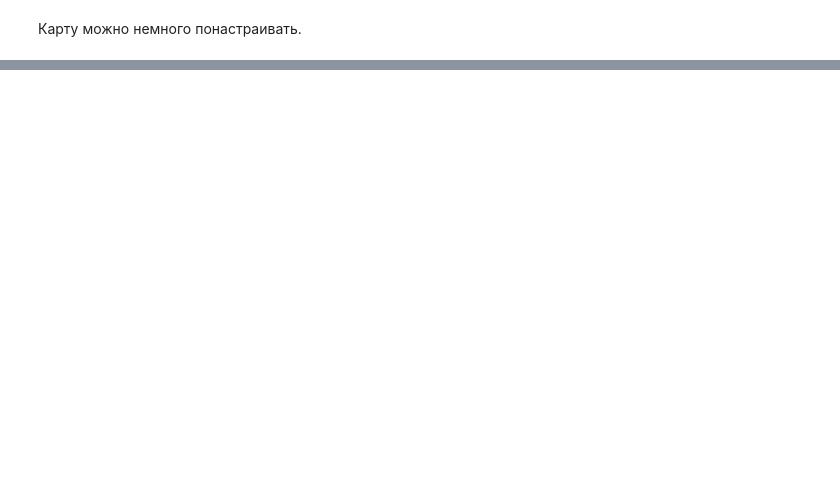
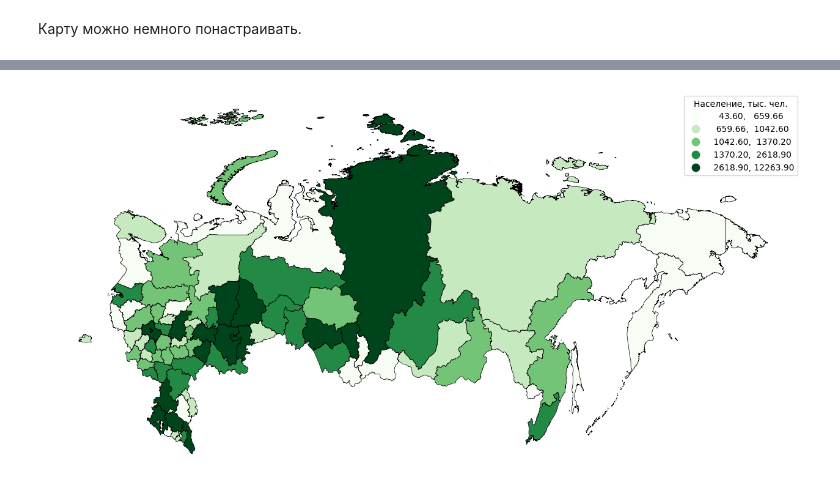
Before and after one commit to dtereshch/rus-regions-map-py, a Jupyter notebook: rus_reg_map.ipynb, the cells around one changed output, grey strips where cells are left out. Saved outputs shown, nothing was run; the diff lists cells and outputs as text; code cells hidden in the pictures; blank space fills up the shorter version.

```diff
--- a/rus_reg_map.ipynb
+++ b/rus_reg_map.ipynb
@@ -161,0 +178,21 @@ plt.show()
+# %%
+fig, ax = plt.subplots(1, figsize=(16, 9))
+
+ax.axis('off')
+
+rus_reg_full.boundary.plot(color='black', linewidth=0.5, ax=ax)
+
+rus_reg_full.plot(
+    column='population',
+    cmap='Greens',
+    scheme='quantiles',
+    legend=True,
+    ax=ax
+)
+
+leg = ax.get_legend()
+leg.set_title("Население, тыс. чел.")
+
+plt.show()
+# %% [output]
+[figure, added]
```
Also changed, not shown: parts of 7 cells of this notebook.
